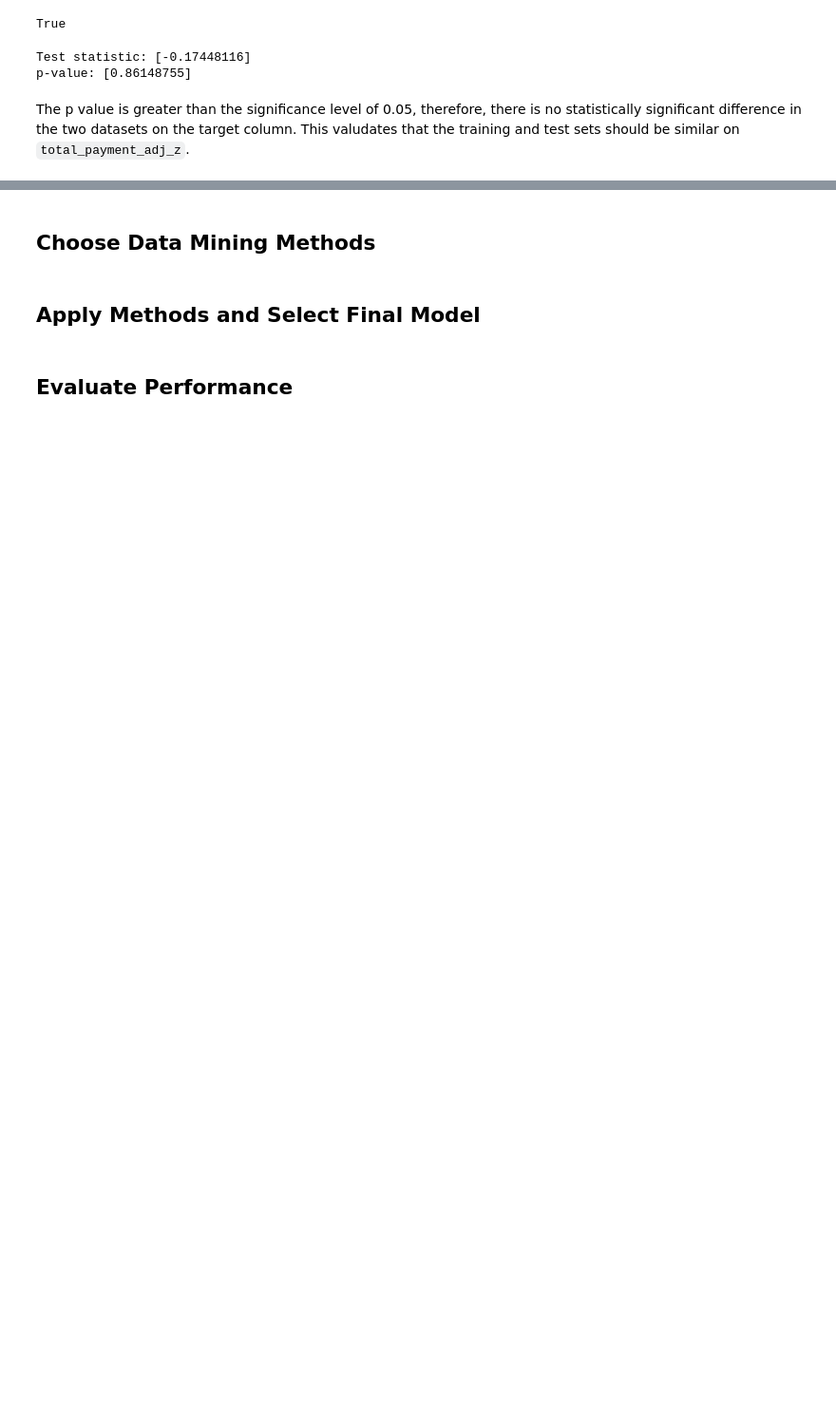
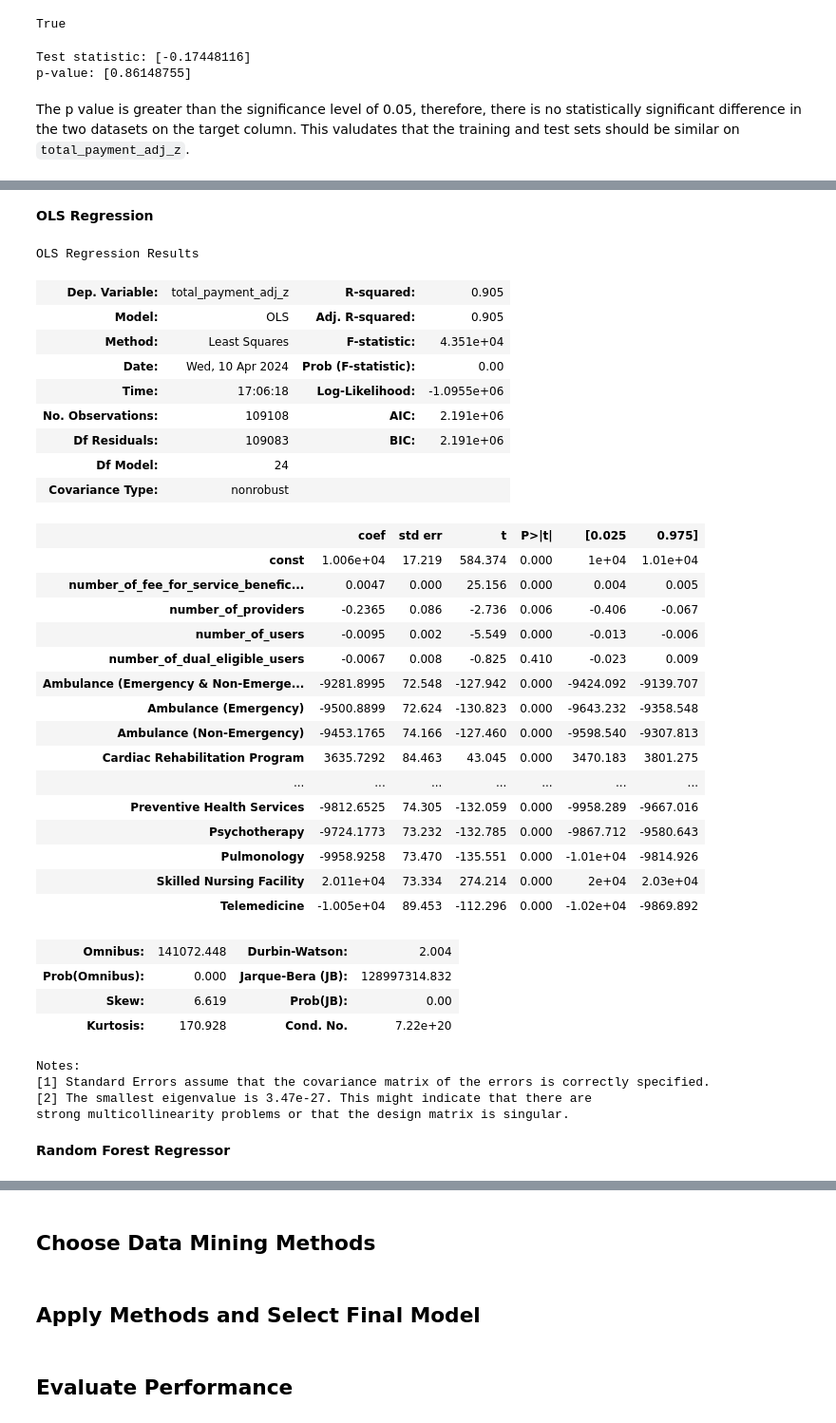
Before and after one commit to renaqd/team7-ADS502, a Jupyter notebook: team7-Final.ipynb, the cells around one changed output, grey strips where cells are left out. Shown at 95% size. Cells and saved outputs as stored; diff of their text form; code cells hidden in the pictures; blank space fills up the shorter version.

Commit message:
added baseline and ML models

```diff
--- a/team7-Final.ipynb
+++ b/team7-Final.ipynb
@@ -731,0 +835,6 @@ The p value is greater than the significance level of 0.05, therefore, there is
+# %%
+# define pipeline with preprocessing transformers and estimator of model
+scale_pca_forest_pipeline = Pipeline(steps=[('Scaler', Normalizer()),
+    ('PCA', PCA(n_components=2)),
+    ('Forest', RandomForestRegressor(n_estimators=50, max_depth=5))])
+scale_pca_forest_pipeline
@@ -731,0 +845,9 @@ The p value is greater than the significance level of 0.05, therefore, there is
+# %%
+# fit the pipeline model to the training data
+scale_pca_forest_pipeline.fit(X_train_4, y_train)
+
+# make predictions on the test predictors with the pipeline model
+scale_pca_forest_pipeline_test_preds = scale_pca_forest_pipeline.predict(X_test_4)
+
+# compare prediction accuracy of test against pipeline model prediction
+mean_absolute_error(y_test, scale_pca_forest_pipeline_test_preds)
@@ -731,0 +880,4 @@ The p value is greater than the significance level of 0.05, therefore, there is
+# %%
+train_encoded = pd.get_dummies(train_cbsa['type_of_service'])
+train_encoded = train_encoded.astype(int)
+train_encoded.head()
@@ -731,0 +892,7 @@ The p value is greater than the significance level of 0.05, therefore, there is
+# %%
+# concatenate dummy with train data
+train_cbsa_service_encoded = pd.concat([X_train_4, train_encoded], axis=1)
+X_train_25 = pd.concat([X_train_4, train_encoded], axis=1)
+
+# concatenate target column
+train_cbsa_service_encoded['target'] = y_train
@@ -731,0 +925,45 @@ The p value is greater than the significance level of 0.05, therefore, there is
+# %% [markdown]
+**OLS Regression**
+# %%
+X_train_25 = sm.add_constant(X_train_25)
+# test_cbsa_service_encoded = sm.add_constant(test_cbsa_service_encoded)
+
+model01 = sm.OLS(y_train, X_train_25).fit()
+model01.summary()
+# %% [output]
+OLS Regression Results
+| Dep. Variable: | total_payment_adj_z | R-squared: | 0.905 |
+| Model: | OLS | Adj. R-squared: | 0.905 |
+| Method: | Least Squares | F-statistic: | 4.351e+04 |
+| Date: | Wed, 10 Apr 2024 | Prob (F-statistic): | 0.00 |
+| Time: | 17:06:18 | Log-Likelihood: | -1.0955e+06 |
+| No. Observations: | 109108 | AIC: | 2.191e+06 |
+| Df Residuals: | 109083 | BIC: | 2.191e+06 |
+| Df Model: | 24 |  |  |
+| Covariance Type: | nonrobust |  |  |
+|  | coef | std err | t | P>|t| | [0.025 | 0.975] |
+| const | 1.006e+04 | 17.219 | 584.374 | 0.000 | 1e+04 | 1.01e+04 |
+| number_of_fee_for_service_benefic... | 0.0047 | 0.000 | 25.156 | 0.000 | 0.004 | 0.005 |
+| number_of_providers | -0.2365 | 0.086 | -2.736 | 0.006 | -0.406 | -0.067 |
+| number_of_users | -0.0095 | 0.002 | -5.549 | 0.000 | -0.013 | -0.006 |
+| number_of_dual_eligible_users | -0.0067 | 0.008 | -0.825 | 0.410 | -0.023 | 0.009 |
+| Ambulance (Emergency & Non-Emerge... | -9281.8995 | 72.548 | -127.942 | 0.000 | -9424.092 | -9139.707 |
+| Ambulance (Emergency) | -9500.8899 | 72.624 | -130.823 | 0.000 | -9643.232 | -9358.548 |
+| Ambulance (Non-Emergency) | -9453.1765 | 74.166 | -127.460 | 0.000 | -9598.540 | -9307.813 |
+| Cardiac Rehabilitation Program | 3635.7292 | 84.463 | 43.045 | 0.000 | 3470.183 | 3801.275 |
+| ... | ... | ... | ... | ... | ... | ... |
+| Preventive Health Services | -9812.6525 | 74.305 | -132.059 | 0.000 | -9958.289 | -9667.016 |
+| Psychotherapy | -9724.1773 | 73.232 | -132.785 | 0.000 | -9867.712 | -9580.643 |
+| Pulmonology | -9958.9258 | 73.470 | -135.551 | 0.000 | -1.01e+04 | -9814.926 |
+| Skilled Nursing Facility | 2.011e+04 | 73.334 | 274.214 | 0.000 | 2e+04 | 2.03e+04 |
+| Telemedicine | -1.005e+04 | 89.453 | -112.296 | 0.000 | -1.02e+04 | -9869.892 |
+| Omnibus: | 141072.448 | Durbin-Watson: | 2.004 |
+| Prob(Omnibus): | 0.000 | Jarque-Bera (JB): | 128997314.832 |
+| Skew: | 6.619 | Prob(JB): | 0.00 |
+| Kurtosis: | 170.928 | Cond. No. | 7.22e+20 |
+Notes:
+[1] Standard Errors assume that the covariance matrix of the errors is correctly specified.
+[2] The smallest eigenvalue is 3.47e-27. This might indicate that there are
+strong multicollinearity problems or that the design matrix is singular.
+# %% [markdown]
+**Random Forest Regressor**
```
Also changed, not shown: parts of 54 cells of this notebook.
